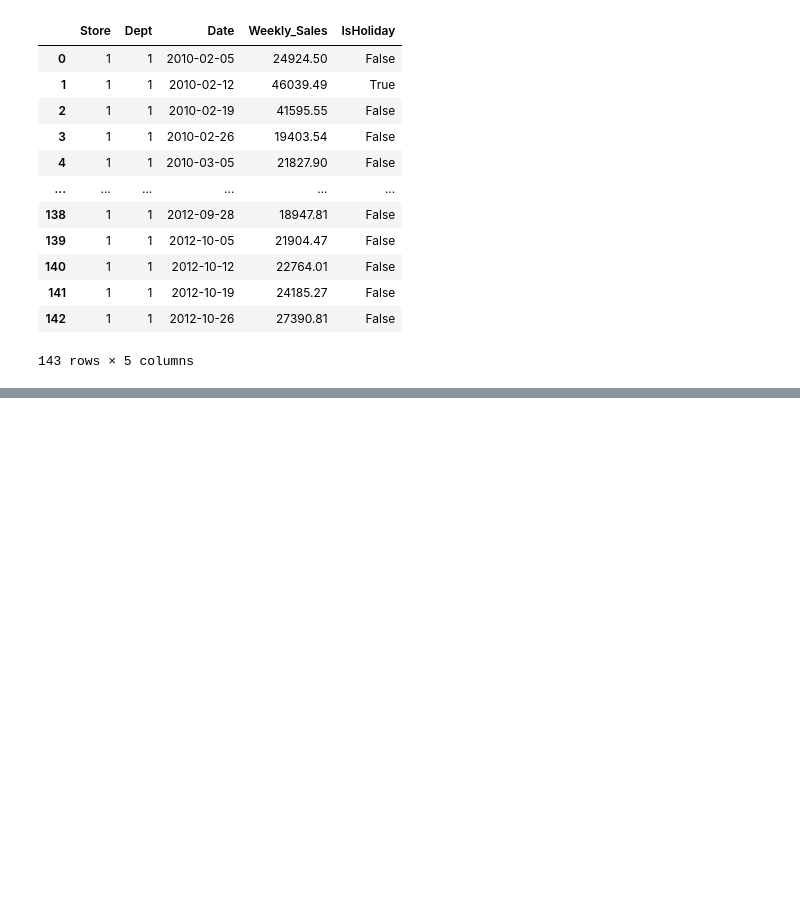
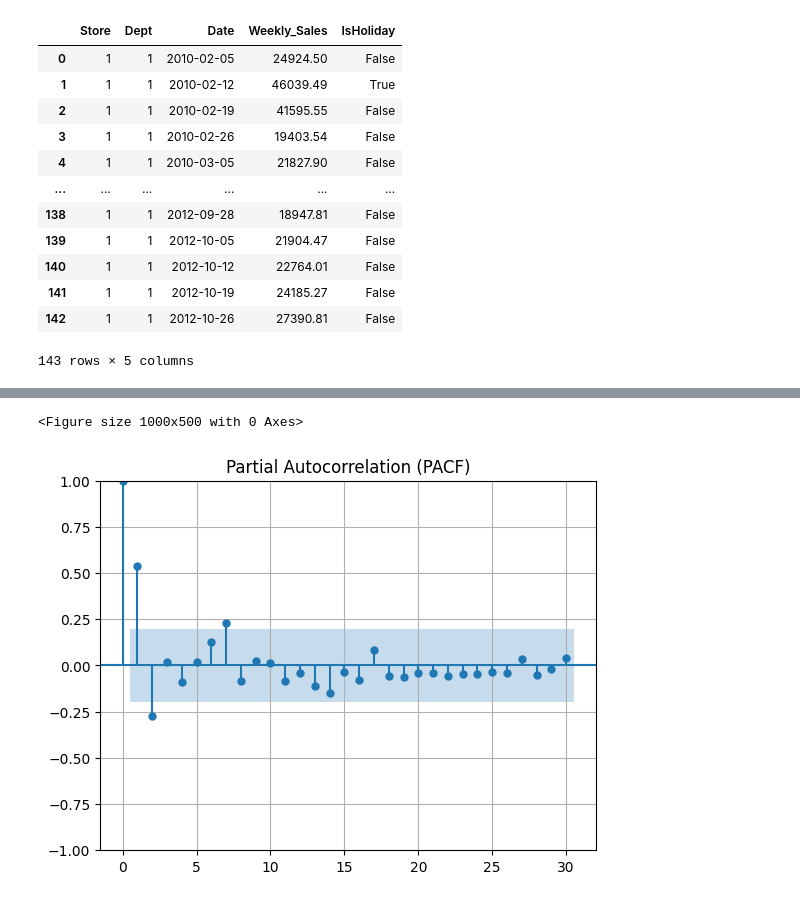
Before and after one commit to azhgh22/Walmart-Recruiting-Store-Sales-Forecasting, a Jupyter notebook: notebooks/statistical.ipynb, the cells around one changed output, grey strips where cells are left out. Saved outputs shown, nothing was run; the diff lists cells and outputs as text; code cells hidden in the pictures; blank space fills up the shorter version.

```diff
--- a/notebooks/statistical.ipynb
+++ b/notebooks/statistical.ipynb
@@ -150,0 +236,11 @@ plt.show()
+# %%
+from statsmodels.graphics.tsaplots import plot_pacf
+
+plt.figure(figsize=(10, 5))
+plot_pacf(merged['Avg_Sales'], lags=30, method='ywm')  # or method='ld', 'ols', etc.
+plt.title("Partial Autocorrelation (PACF)")
+plt.grid(True)
+plt.show()
+# %% [output]
+<Figure size 1000x500 with 0 Axes>
+[figure, added]
```
Also changed, not shown: parts of 7 cells of this notebook.
